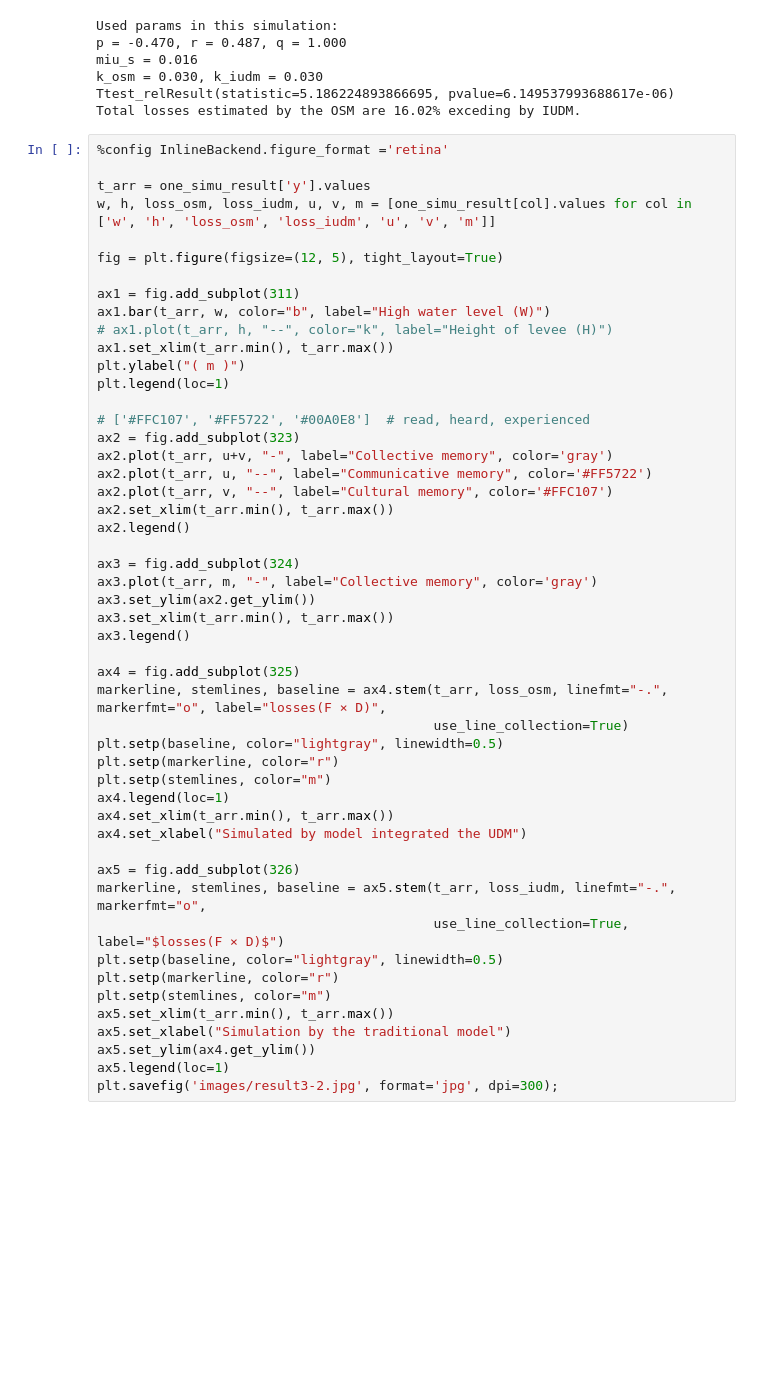
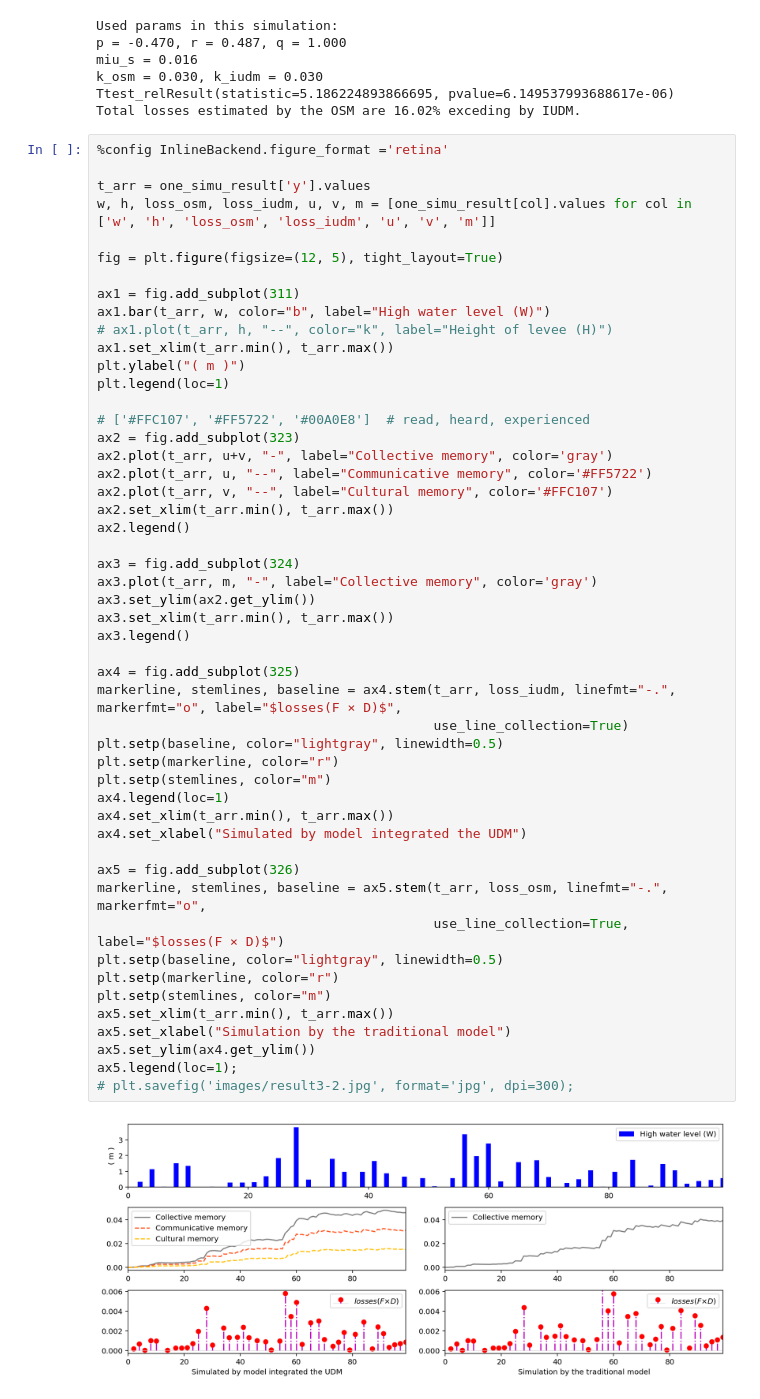
Before and after one commit to SongshGeo/Collective-Memory, a Jupyter notebook: plotting_result3.ipynb, the cells around one changed output. Cells and saved outputs as stored; diff of their text form; blank space fills up the shorter version.

```diff
--- a/plotting_result3.ipynb
+++ b/plotting_result3.ipynb
@@ -82,34 +81,36 @@ plt.legend(loc=1)
 ax2 = fig.add_subplot(323)
 ax2.plot(t_arr, u+v, "-", label="Collective memory", color='gray')
 ax2.plot(t_arr, u, "--", label="Communicative memory", color='#FF5722')
 ax2.plot(t_arr, v, "--", label="Cultural memory", color='#FFC107')
 ax2.set_xlim(t_arr.min(), t_arr.max())
 ax2.legend()
 
 ax3 = fig.add_subplot(324)
 ax3.plot(t_arr, m, "-", label="Collective memory", color='gray')
 ax3.set_ylim(ax2.get_ylim())
 ax3.set_xlim(t_arr.min(), t_arr.max())
 ax3.legend()
 
 ax4 = fig.add_subplot(325)
-markerline, stemlines, baseline = ax4.stem(t_arr, loss_osm, linefmt="-.", markerfmt="o", label="losses(F × D)",
+markerline, stemlines, baseline = ax4.stem(t_arr, loss_iudm, linefmt="-.", markerfmt="o", label="$losses(F × D)$",
                                            use_line_collection=True)
 plt.setp(baseline, color="lightgray", linewidth=0.5)
 plt.setp(markerline, color="r")
 plt.setp(stemlines, color="m")
 ax4.legend(loc=1)
 ax4.set_xlim(t_arr.min(), t_arr.max())
 ax4.set_xlabel("Simulated by model integrated the UDM")
 
 ax5 = fig.add_subplot(326)
-markerline, stemlines, baseline = ax5.stem(t_arr, loss_iudm, linefmt="-.", markerfmt="o",
+markerline, stemlines, baseline = ax5.stem(t_arr, loss_osm, linefmt="-.", markerfmt="o",
                                            use_line_collection=True, label="$losses(F × D)$")
 plt.setp(baseline, color="lightgray", linewidth=0.5)
 plt.setp(markerline, color="r")
 plt.setp(stemlines, color="m")
 ax5.set_xlim(t_arr.min(), t_arr.max())
 ax5.set_xlabel("Simulation by the traditional model")
 ax5.set_ylim(ax4.get_ylim())
-ax5.legend(loc=1)
-plt.savefig('images/result3-2.jpg', format='jpg', dpi=300);
+ax5.legend(loc=1);
+# plt.savefig('images/result3-2.jpg', format='jpg', dpi=300);
+# %% [output]
+[figure, added]
```
Also changed, not shown: parts of 5 cells of this notebook, 9 other files.
